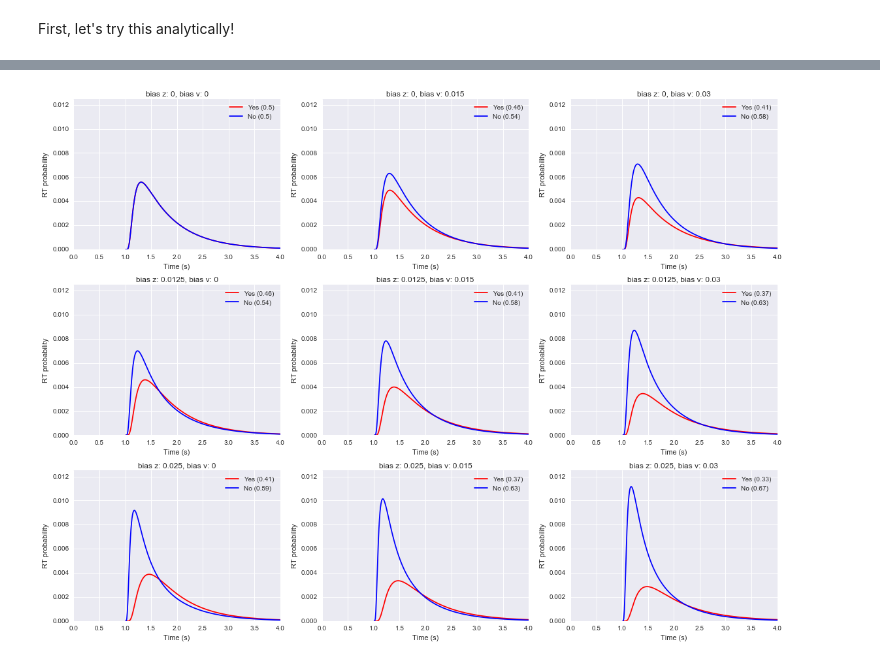
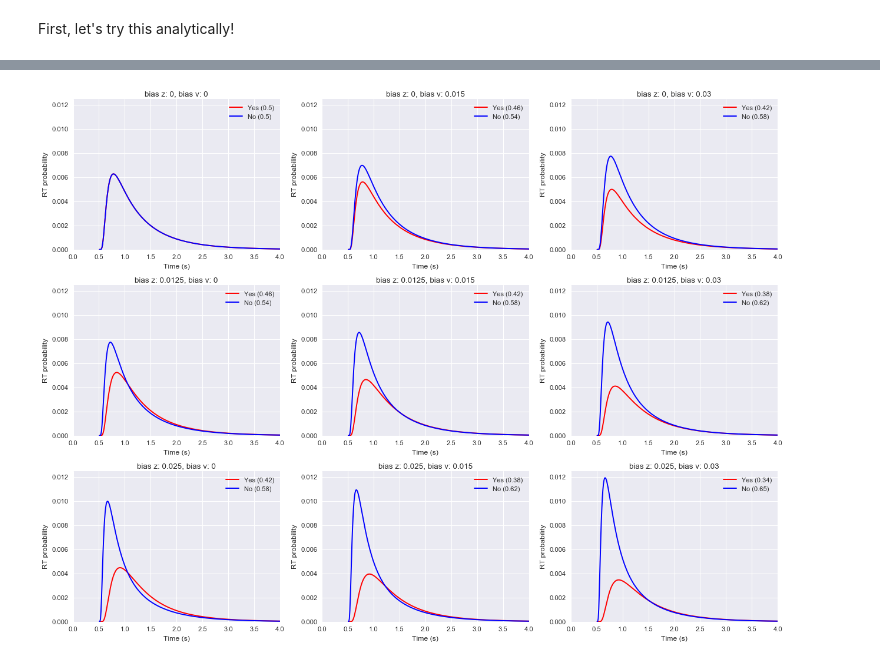
Before and after one commit to DonnerLab/Tutorials, a Jupyter notebook: DDM_analytic_simulations.ipynb, the cells around one changed output, grey strips where cells are left out. Cells and saved outputs as stored; diff of their text form; code cells hidden in the pictures.

```diff
--- a/DDM_analytic_simulations.ipynb
+++ b/DDM_analytic_simulations.ipynb
@@ -12,6 +12,9 @@ First, let's try this analytically!
 from __future__ import division
 import numpy as np
 from scipy import integrate
+import matplotlib
+matplotlib.rcParams['pdf.fonttype'] = 42
+matplotlib.rcParams['ps.fonttype'] = 42
 import matplotlib.pyplot as plt
 %matplotlib inline
 import seaborn as sns
@@ -201,11 +204,11 @@ plt.ylabel('RT probability')
 # %%
 # Set parameters
 v = 0.08   # drift rate
-eta = 0    # drift rate variability
+eta = 0.08    # drift rate variability
 a = 0.2  # boundary separation
 z = a / 2    # starting point
 sz = 0     # starting point variability
-Ter = 1.0  # non-decision time
+Ter = 0.5  # non-decision time
 s = 0.1    # noise
 
 start_biases = [0, 0.0125, 0.025,]
@@ -214,31 +217,31 @@ drift_biases = [0, 0.015, 0.03,]
 fig = plt.figure(figsize=(16,12))
 plot_nr = 1
 for start_bias in start_biases:
     for drift_bias in drift_biases:
 
         # Estimate choice probabilities and defective cumulative probability distributions
         Gc_with, Ge_against = DDM(timepoints,v+drift_bias,a,z+start_bias,Ter,eta,sz,st,s)
         Gc_against, Ge_with = DDM(timepoints,v-drift_bias,a,z-start_bias,Ter,eta,sz,st,s)
 
         RTe_with = np.diff(Ge_with)
         RTe_against = np.diff(Ge_against)
         RTc_with = np.diff(Gc_with)
         RTc_against = np.diff(Gc_against)
 
         RT_with = (RTc_with+RTe_with) / 2.0
         RT_against = (RTc_against+RTe_against) / 2.0
 
         plt.subplot(len(start_biases),len(drift_biases),plot_nr)
         plt.plot(np.arange(dt,tmax,dt)[:-1]+Ter, RT_against, 'red', label='Yes ({})'.format(round(sum(RT_against), 2)))
         plt.plot(np.arange(dt,tmax,dt)[:-1]+Ter, RT_with, 'blue', label='No ({})'.format(round(sum(RT_with), 2)))
         plt.ylim(0,0.0125)
         plt.xlim(0,tmax)
         plt.xlabel('Time (s)')
         plt.ylabel('RT probability')
         plt.title('bias z: {}, bias v: {}'.format(start_bias, drift_bias))
         plt.legend()
         plot_nr = plot_nr + 1
 plt.tight_layout()
 fig.savefig('bias_demo.pdf')
 # %% [output]
-[figure, old version]
+[figure, new version]
```
Also changed, not shown: parts of 3 cells of this notebook.
